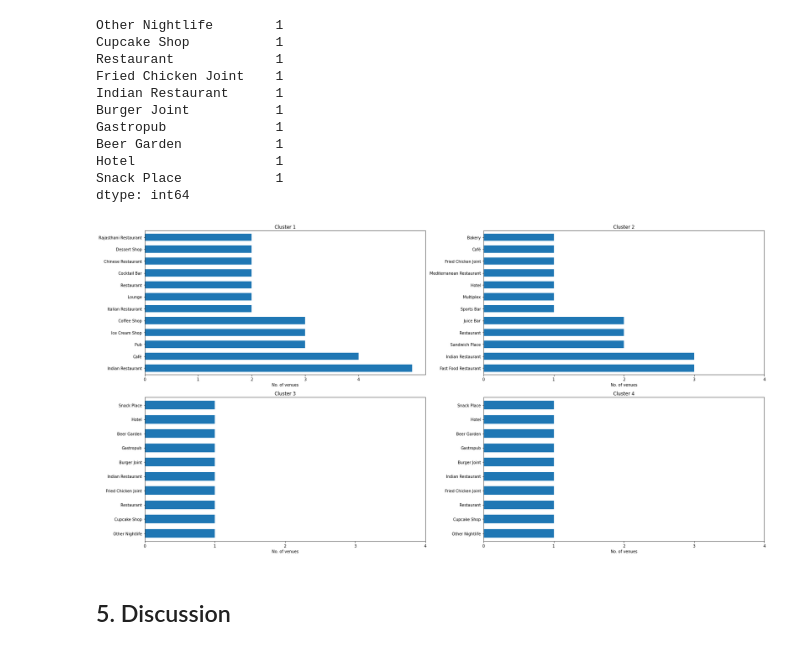
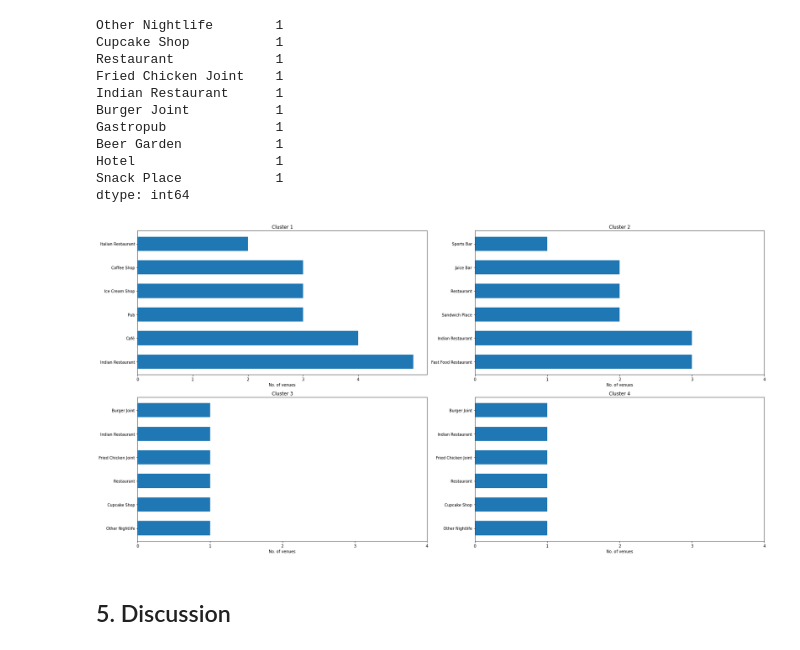
Before and after one commit to suzith257/coursera_capstone_project, a Jupyter notebook: Coursera_Capstone_Project_.ipynb, the cells around one changed output. Drawn from its saved outputs; the diff is of its cells as text; code cells hidden in the pictures.

```diff
--- a/Coursera_Capstone_Project_.ipynb
+++ b/Coursera_Capstone_Project_.ipynb
@@ -659,21 +659,21 @@ dtype: int64
 # %%
 my_list = [venues1 ,venues2, venues3, venues3]
 fig, axes = plt.subplots(2, 2)
 
 count = 0
 for r in range(2):
     for c in range(2):
-        my_list[count].value_counts().head(12).plot.barh(ax = axes[r,c], width=0.6, figsize=(24,12))
+        my_list[count].value_counts().head(6).plot.barh(ax = axes[r,c], width=0.6, figsize=(24,12))
         axes[r,c].set_title('Cluster {}'.format(count+1))
         plt.sca(axes[r, c])
         plt.xticks(np.arange(0, 5, 1))
         plt.xlabel('No. of venues')
         count += 1
 
 
 fig.tight_layout()
 # %% [output]
-[figure, old version]
+[figure, new version]
 # %% [markdown]
 ## 5. Discussion <a name="Discussion"></a>
 # %% [markdown]
```
Also changed, not shown: parts of 3 cells of this notebook.
